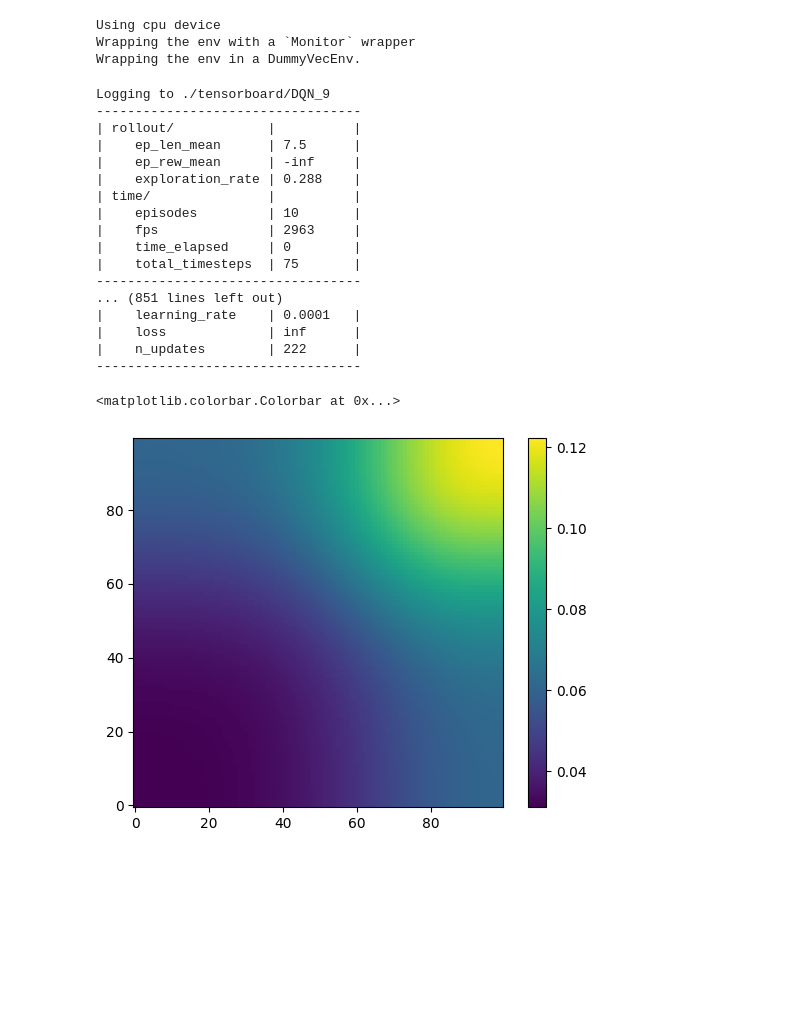
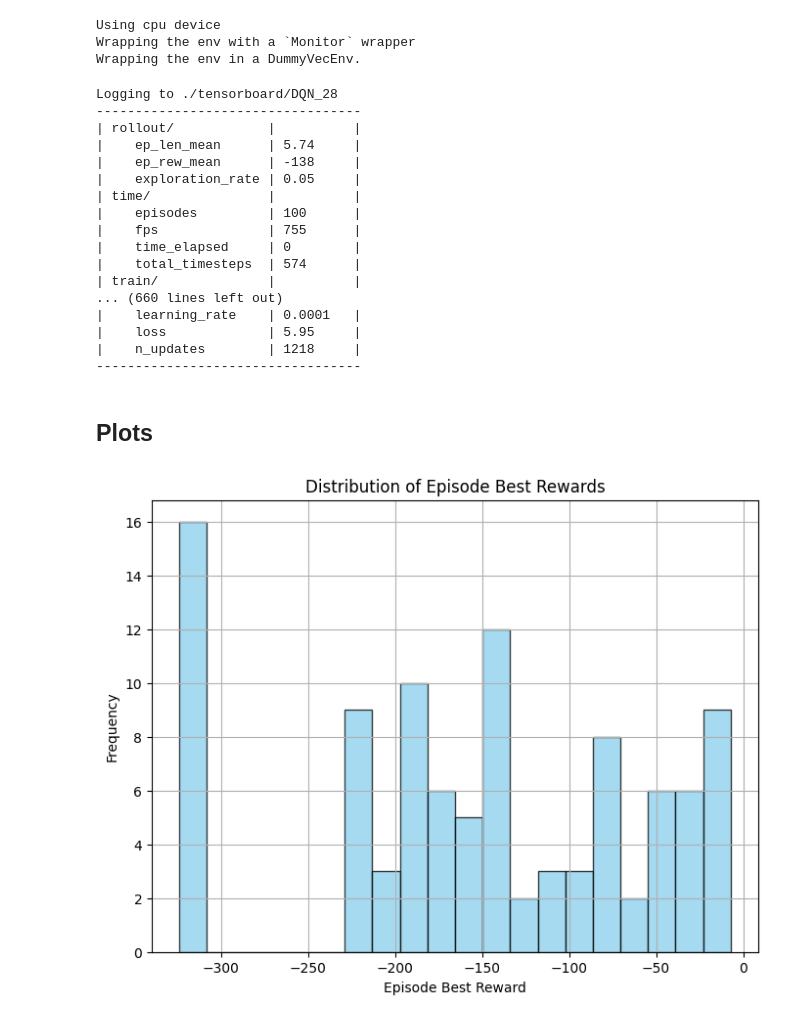
Before and after one commit to apoorv-s/Optimal-Experimental-Design-using-RL, a Jupyter notebook: DQNTests.ipynb, the cells around one changed output. Cells and saved outputs as stored; diff of their text form; code cells hidden in the pictures; blank space fills up the shorter version.

```diff
--- a/DQNTests.ipynb
+++ b/DQNTests.ipynb
@@ -46,6 +105,8 @@ seed = 0
 adr_config = ADRConfig()
 adr_eq = ADR(adr_config)
 # %%
+gym_config = OEDGymConfig()
+gym_config.n_sensor = 2
 adr_dqn = DQN_OED(seed, pde_system=adr_eq, gym_config=gym_config, verbose=1)
 # %% [output]
 Using cpu device
@@ -53,29 +114,37 @@ Wrapping the env with a `Monitor` wrapper
 Wrapping the env in a DummyVecEnv.
 # %%
 model_name = "adr_dqn_1"
-adr_dqn.train(model_name, total_timesteps=1000, log_interval=10)
+adr_dqn.train(model_name, total_timesteps=5000, log_interval=100)
 # %% [output]
-Logging to ./tensorboard/DQN_9
+Logging to ./tensorboard/DQN_28
 ----------------------------------
 | rollout/            |          |
-|    ep_len_mean      | 7.5      |
-|    ep_rew_mean      | -inf     |
-|    exploration_rate | 0.288    |
+|    ep_len_mean      | 5.74     |
+|    ep_rew_mean      | -138     |
+|    exploration_rate | 0.05     |
 | time/               |          |
-|    episodes         | 10       |
-|    fps              | 2963     |
+|    episodes         | 100      |
+|    fps              | 755      |
 |    time_elapsed     | 0        |
-|    total_timesteps  | 75       |
+|    total_timesteps  | 574      |
+| train/              |          |
+... (660 lines left out)
+|    learning_rate    | 0.0001   |
+|    loss             | 5.95     |
+|    n_updates        | 1218     |
 ----------------------------------
-... (851 lines left out)
-|    learning_rate    | 0.0001   |
-|    loss             | inf      |
-|    n_updates        | 222      |
-----------------------------------
+# %%
+adr_all_ep_rewards, adr_best_rewards, adr_optimal_states_all = adr_dqn.evaluate(num_episodes=100)
+# %% [markdown]
+## Plots
 # %%
-plt.imshow(adr_dqn.env.pde_field[:, :, 20], origin='lower')
-plt.colorbar()
+plt.figure(figsize=(8, 6))
+plt.hist(adr_best_rewards, bins=20, color='skyblue', edgecolor='black', alpha=0.75)
+plt.xlabel('Episode Best Reward')
+plt.ylabel('Frequency')
+plt.title('Distribution of Episode Best Rewards')
+plt.grid(True)
+plt.show()
 # %% [output]
-<matplotlib.colorbar.Colorbar at 0x...>
-[figure, old version]
+[figure, new version]
 # %%
```
Also changed, not shown: parts of 14 cells of this notebook, 6 other files.
